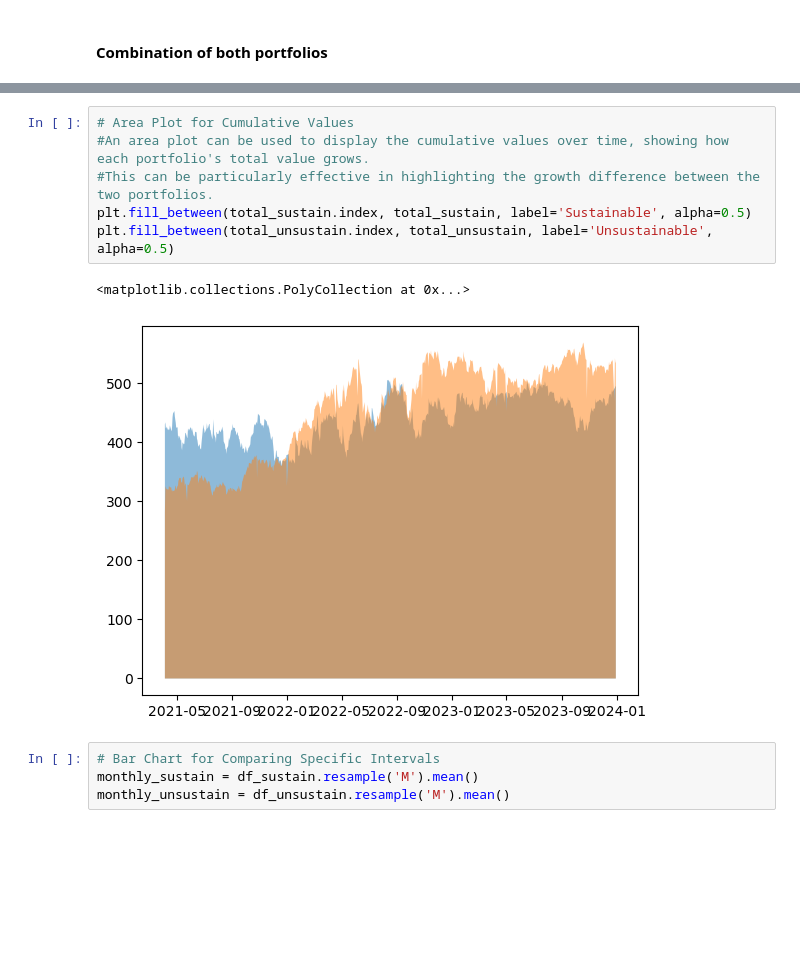
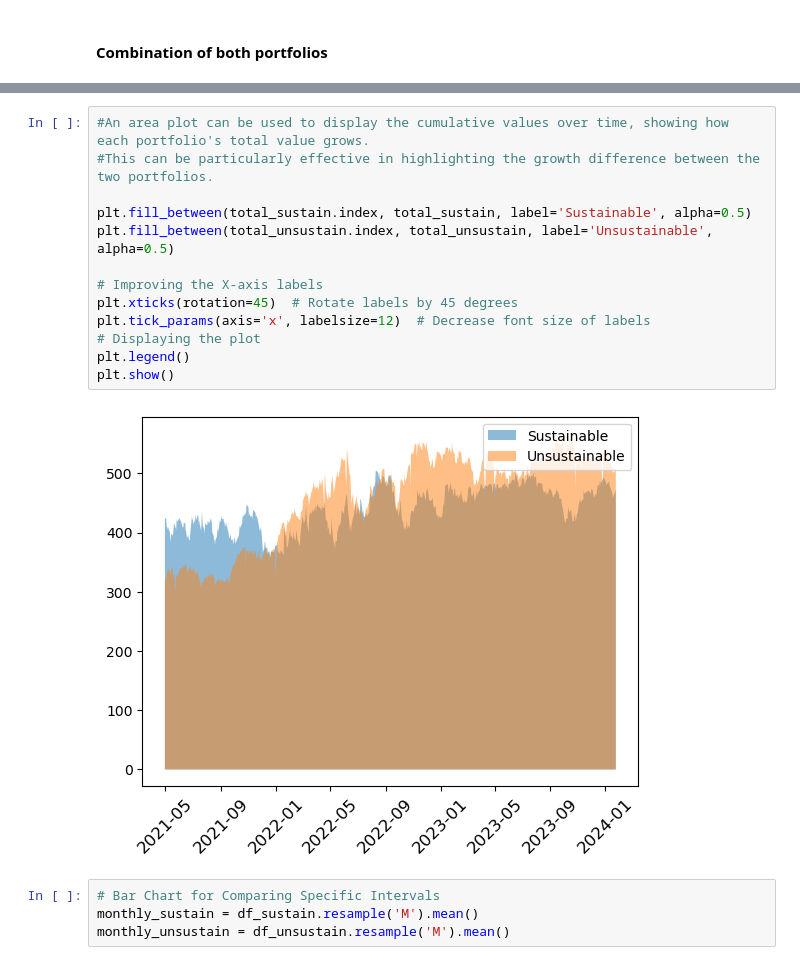
Before and after one commit to rezimarie/Python_Final_project, a Jupyter notebook: Exploratory data analysis.ipynb, the cells around one changed output, grey strips where cells are left out. Cells and saved outputs as stored; diff of their text form; blank space fills up the shorter version.

```diff
--- a/Exploratory data analysis.ipynb
+++ b/Exploratory data analysis.ipynb
@@ -360,12 +362,18 @@ plt.show()
 # %%
-# Area Plot for Cumulative Values
 #An area plot can be used to display the cumulative values over time, showing how each portfolio's total value grows.
 #This can be particularly effective in highlighting the growth difference between the two portfolios.
+
 plt.fill_between(total_sustain.index, total_sustain, label='Sustainable', alpha=0.5)
 plt.fill_between(total_unsustain.index, total_unsustain, label='Unsustainable', alpha=0.5)
+
+# Improving the X-axis labels
+plt.xticks(rotation=45)  # Rotate labels by 45 degrees
+plt.tick_params(axis='x', labelsize=12)  # Decrease font size of labels
+# Displaying the plot
+plt.legend()
+plt.show()
 # %% [output]
-<matplotlib.collections.PolyCollection at 0x...>
-[figure, old version]
+[figure, new version]
 # %%
 # Bar Chart for Comparing Specific Intervals
 monthly_sustain = df_sustain.resample('M').mean()
```
Also changed, not shown: parts of 27 cells of this notebook.
